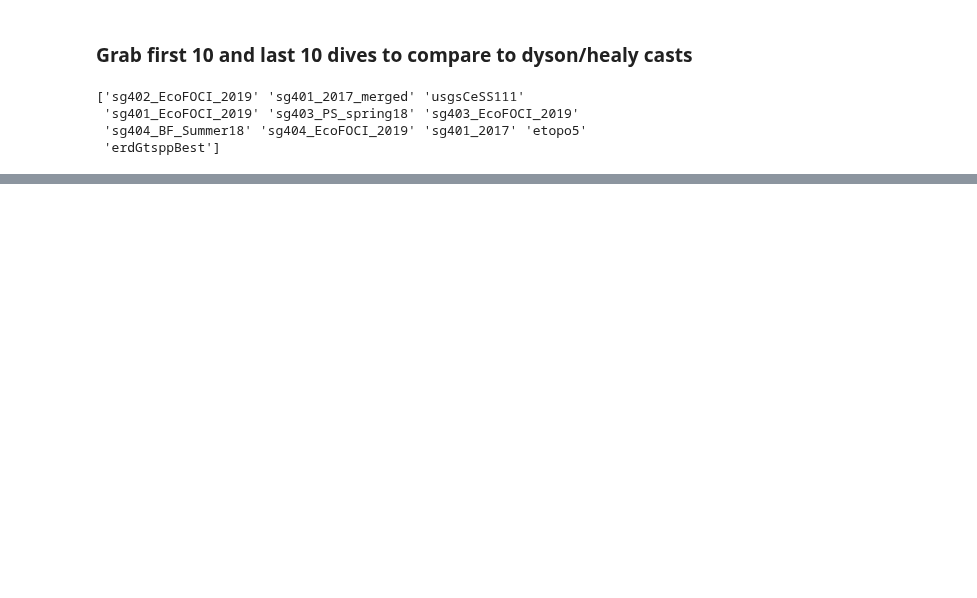
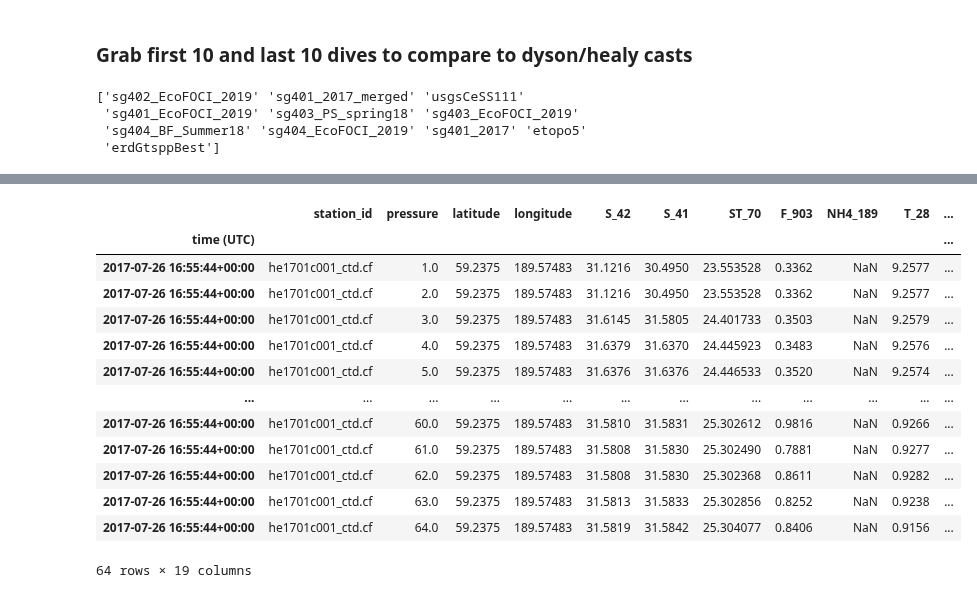
Before and after one commit to NOAA-PMEL/EcoFOCI_Jupyter_Notebooks, a Jupyter notebook: 2020/Ladd2020/2020Ladd_GRL_Reviewers.ipynb, the cells around one changed output, grey strips where cells are left out. Saved outputs shown, nothing was run; the diff lists cells and outputs as text; code cells hidden in the pictures; blank space fills up the shorter version.

```diff
--- a/2020/Ladd2020/2020Ladd_GRL_Reviewers.ipynb
+++ b/2020/Ladd2020/2020Ladd_GRL_Reviewers.ipynb
@@ -78,0 +117,17 @@ df_m
+# %%
+df_d
+# %% [output]
+|  | station_id | pressure | latitude | longitude | S_42 | S_41 | ST_70 | F_903 | NH4_189 | T_28 | ... |
+| time (UTC) |  |  |  |  |  |  |  |  |  |  | ... |
+| 2017-07-26 16:55:44+00:00 | he1701c001_ctd.cf | 1.0 | 59.2375 | 189.57483 | 31.1216 | 30.4950 | 23.553528 | 0.3362 | NaN | 9.2577 | ... |
+| 2017-07-26 16:55:44+00:00 | he1701c001_ctd.cf | 2.0 | 59.2375 | 189.57483 | 31.1216 | 30.4950 | 23.553528 | 0.3362 | NaN | 9.2577 | ... |
+| 2017-07-26 16:55:44+00:00 | he1701c001_ctd.cf | 3.0 | 59.2375 | 189.57483 | 31.6145 | 31.5805 | 24.401733 | 0.3503 | NaN | 9.2579 | ... |
+| 2017-07-26 16:55:44+00:00 | he1701c001_ctd.cf | 4.0 | 59.2375 | 189.57483 | 31.6379 | 31.6370 | 24.445923 | 0.3483 | NaN | 9.2576 | ... |
+| 2017-07-26 16:55:44+00:00 | he1701c001_ctd.cf | 5.0 | 59.2375 | 189.57483 | 31.6376 | 31.6376 | 24.446533 | 0.3520 | NaN | 9.2574 | ... |
+| ... | ... | ... | ... | ... | ... | ... | ... | ... | ... | ... | ... |
+| 2017-07-26 16:55:44+00:00 | he1701c001_ctd.cf | 60.0 | 59.2375 | 189.57483 | 31.5810 | 31.5831 | 25.302612 | 0.9816 | NaN | 0.9266 | ... |
+| 2017-07-26 16:55:44+00:00 | he1701c001_ctd.cf | 61.0 | 59.2375 | 189.57483 | 31.5808 | 31.5830 | 25.302490 | 0.7881 | NaN | 0.9277 | ... |
+| 2017-07-26 16:55:44+00:00 | he1701c001_ctd.cf | 62.0 | 59.2375 | 189.57483 | 31.5808 | 31.5830 | 25.302368 | 0.8611 | NaN | 0.9282 | ... |
+| 2017-07-26 16:55:44+00:00 | he1701c001_ctd.cf | 63.0 | 59.2375 | 189.57483 | 31.5813 | 31.5833 | 25.302856 | 0.8252 | NaN | 0.9238 | ... |
+| 2017-07-26 16:55:44+00:00 | he1701c001_ctd.cf | 64.0 | 59.2375 | 189.57483 | 31.5819 | 31.5842 | 25.304077 | 0.8406 | NaN | 0.9156 | ... |
+64 rows × 19 columns
```
Also changed, not shown: parts of 8 cells of this notebook.
